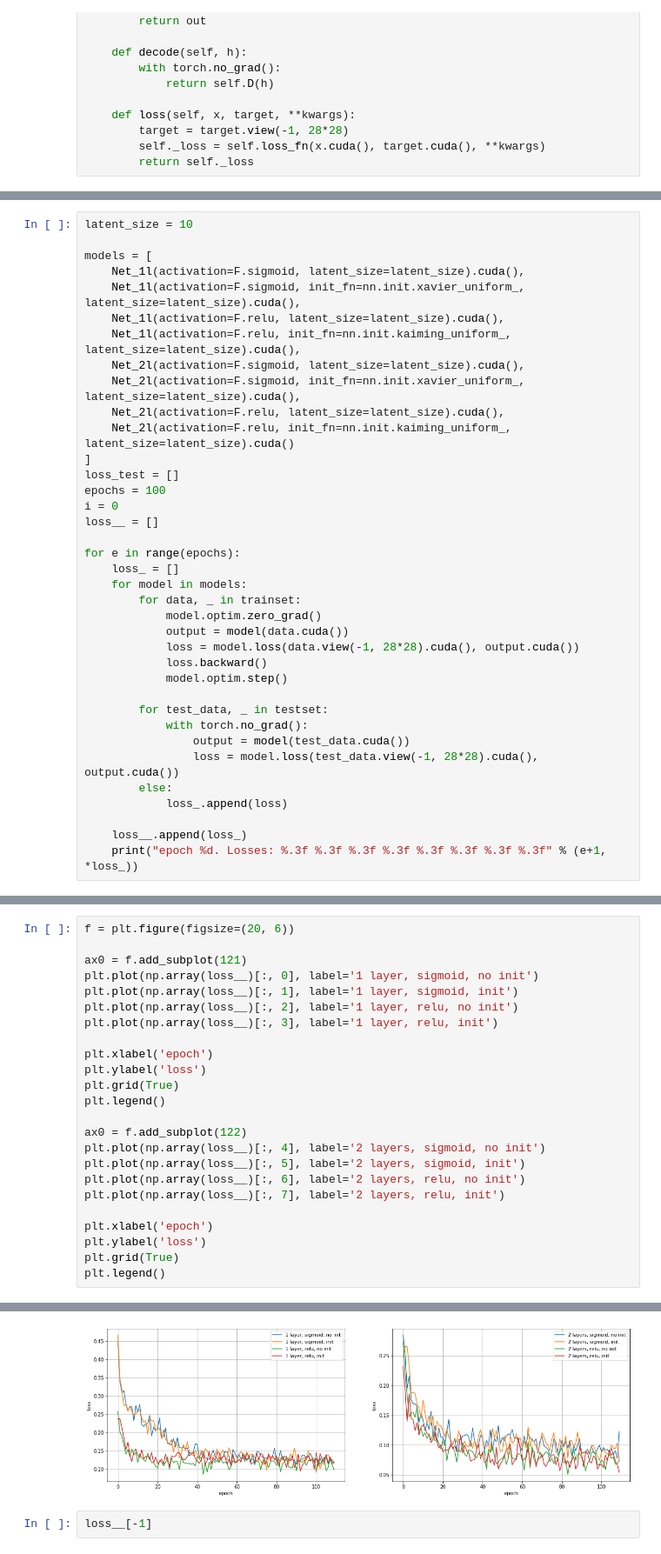
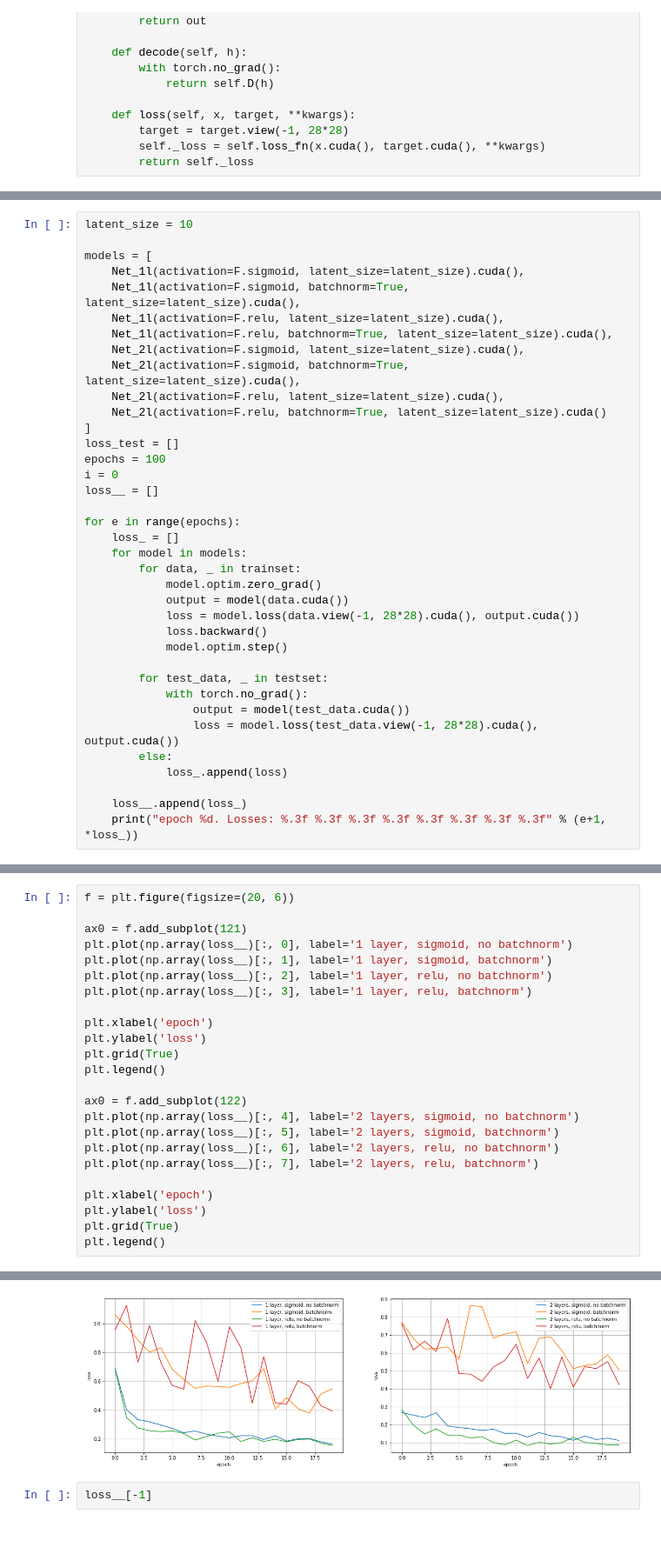
Before and after one commit to atercygnus/Otus-DeepLearningEngeneer, a Jupyter notebook: lesson9/ae_homework.ipynb, the cells around one changed output, grey strips where cells are left out. Shown at 87% size. Cells and saved outputs as stored; diff of their text form.

Commit message:
'batchnorm'

```diff
--- a/lesson9/ae_homework.ipynb
+++ b/lesson9/ae_homework.ipynb
@@ -207,13 +232,13 @@ latent_size = 10
 
 models = [
     Net_1l(activation=F.sigmoid, latent_size=latent_size).cuda(),
-    Net_1l(activation=F.sigmoid, init_fn=nn.init.xavier_uniform_, latent_size=latent_size).cuda(),
+    Net_1l(activation=F.sigmoid, batchnorm=True, latent_size=latent_size).cuda(),
     Net_1l(activation=F.relu, latent_size=latent_size).cuda(),
-    Net_1l(activation=F.relu, init_fn=nn.init.kaiming_uniform_, latent_size=latent_size).cuda(),
+    Net_1l(activation=F.relu, batchnorm=True, latent_size=latent_size).cuda(),
     Net_2l(activation=F.sigmoid, latent_size=latent_size).cuda(),
-    Net_2l(activation=F.sigmoid, init_fn=nn.init.xavier_uniform_, latent_size=latent_size).cuda(),
+    Net_2l(activation=F.sigmoid, batchnorm=True, latent_size=latent_size).cuda(),
     Net_2l(activation=F.relu, latent_size=latent_size).cuda(),
-    Net_2l(activation=F.relu, init_fn=nn.init.kaiming_uniform_, latent_size=latent_size).cuda()
+    Net_2l(activation=F.relu, batchnorm=True, latent_size=latent_size).cuda()
 ]
 loss_test = []
 epochs = 100
@@ -261,30 +289,30 @@ KeyboardInterrupt:
 # %%
 f = plt.figure(figsize=(20, 6))
 
 ax0 = f.add_subplot(121)
-plt.plot(np.array(loss__)[:, 0], label='1 layer, sigmoid, no init')
-plt.plot(np.array(loss__)[:, 1], label='1 layer, sigmoid, init')
-plt.plot(np.array(loss__)[:, 2], label='1 layer, relu, no init')
-plt.plot(np.array(loss__)[:, 3], label='1 layer, relu, init')
+plt.plot(np.array(loss__)[:, 0], label='1 layer, sigmoid, no batchnorm')
+plt.plot(np.array(loss__)[:, 1], label='1 layer, sigmoid, batchnorm')
+plt.plot(np.array(loss__)[:, 2], label='1 layer, relu, no batchnorm')
+plt.plot(np.array(loss__)[:, 3], label='1 layer, relu, batchnorm')
 
 plt.xlabel('epoch')
 plt.ylabel('loss')
 plt.grid(True)
 plt.legend()
 
 ax0 = f.add_subplot(122)
-plt.plot(np.array(loss__)[:, 4], label='2 layers, sigmoid, no init')
-plt.plot(np.array(loss__)[:, 5], label='2 layers, sigmoid, init')
-plt.plot(np.array(loss__)[:, 6], label='2 layers, relu, no init')
-plt.plot(np.array(loss__)[:, 7], label='2 layers, relu, init')
+plt.plot(np.array(loss__)[:, 4], label='2 layers, sigmoid, no batchnorm')
+plt.plot(np.array(loss__)[:, 5], label='2 layers, sigmoid, batchnorm')
+plt.plot(np.array(loss__)[:, 6], label='2 layers, relu, no batchnorm')
+plt.plot(np.array(loss__)[:, 7], label='2 layers, relu, batchnorm')
 
 plt.xlabel('epoch')
 plt.ylabel('loss')
 plt.grid(True)
 plt.legend()
 # %% [output]
 <matplotlib.legend.Legend at 0x...>
-[figure, old version]
+[figure, new version]
 # %%
 loss__[-1]
 # %% [output]
```
Also changed, not shown: parts of 3 cells of this notebook.
